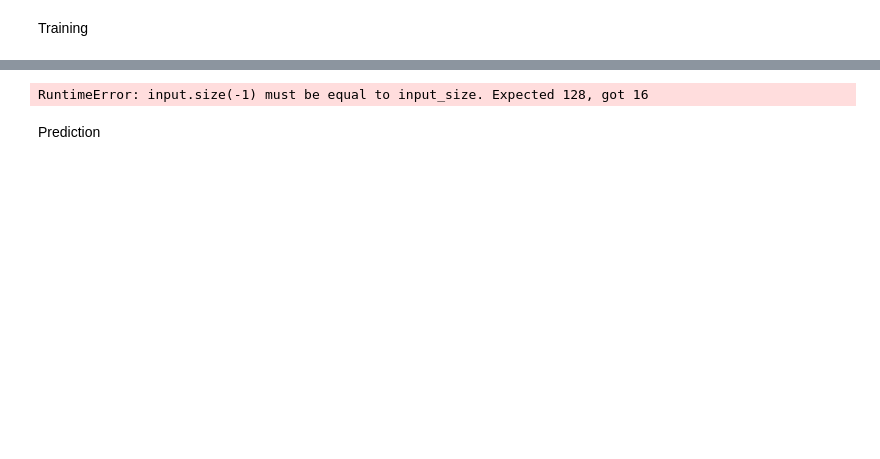
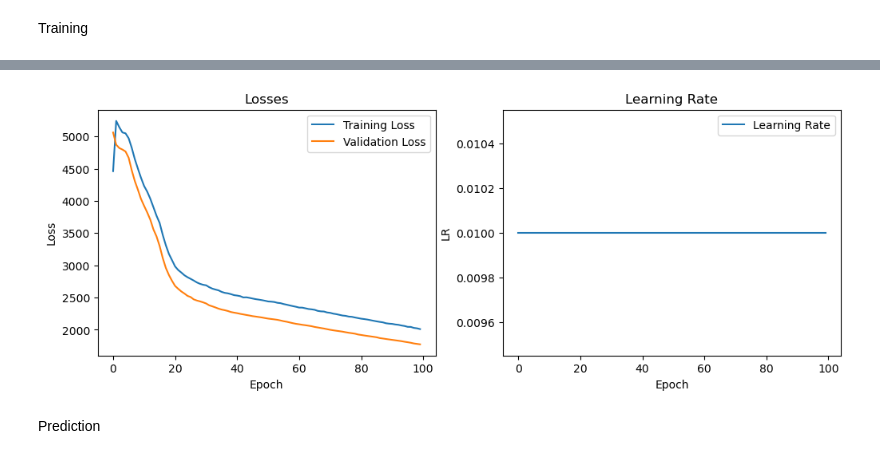
Before and after one commit to ChuanCh/A2E, a Jupyter notebook: ATE.ipynb, the cells around one changed output, grey strips where cells are left out. Drawn from its saved outputs; the diff is of its cells as text; code cells hidden in the pictures; blank space fills up the shorter version.

Commit message:
using FD, fix some settings in LSTM

```diff
--- a/ATE.ipynb
+++ b/ATE.ipynb
@@ -612,6 +604,6 @@ Early stopping triggered
 # %%
-# Initialize the Seq2SeqLSTM model
-model = Seq2SeqLSTM(input_size=128, hidden_size=hidden_size, num_layers=1, output_size=128, dropout_prob=0.5)
+# MEL spectrogram training
+model = Seq2SeqLSTM(input_size=n_mels, hidden_size=hidden_size, num_layers=3, output_size=n_mels, dropout_prob=0.2)
 
 # Move the model to the appropriate device (e.g., CPU or GPU)
 device = torch.device("cuda" if torch.cuda.is_available() else "cpu")
@@ -624,7 +616,7 @@ scheduler = optim.lr_scheduler.ReduceLROnPlateau(optimizer, 'min', factor=0.1, p
 
 # Early stopping parameters
 best_val_loss = float('inf')
-patience = 10
+patience = 20
 patience_counter = 0
 
 # Lists for storing metrics
@@ -705,4 +713,4 @@ Epoch 1, Batch 1: Input Shape - torch.Size([16, 1600]), Target Shape - torch.Siz
-RuntimeError: input.size(-1) must be equal to input_size. Expected 128, got 16
+[figure, added]
 # %% [markdown]
 Prediction
 # %%
```
Also changed, not shown: parts of 9 cells of this notebook, 1 other file.
